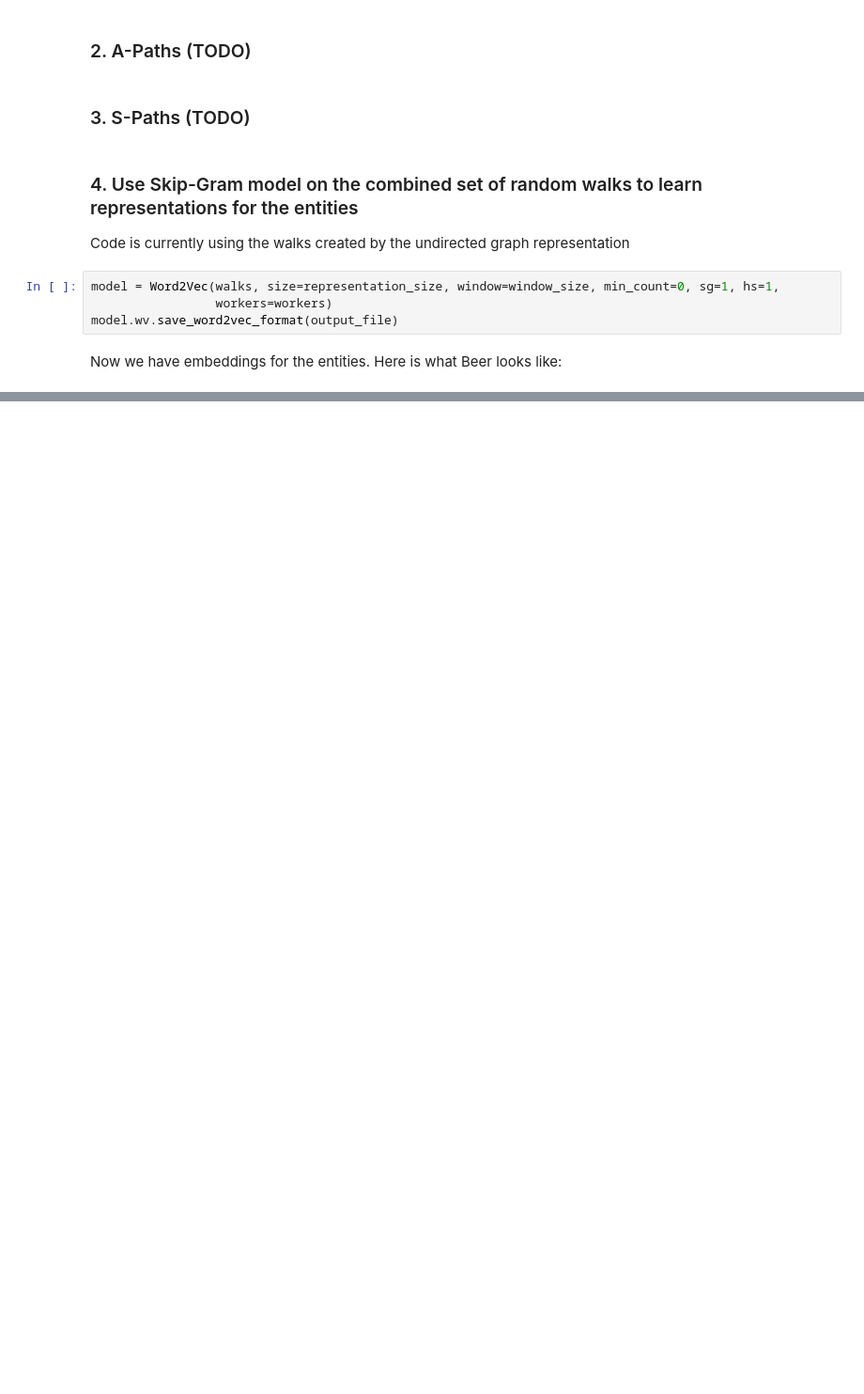
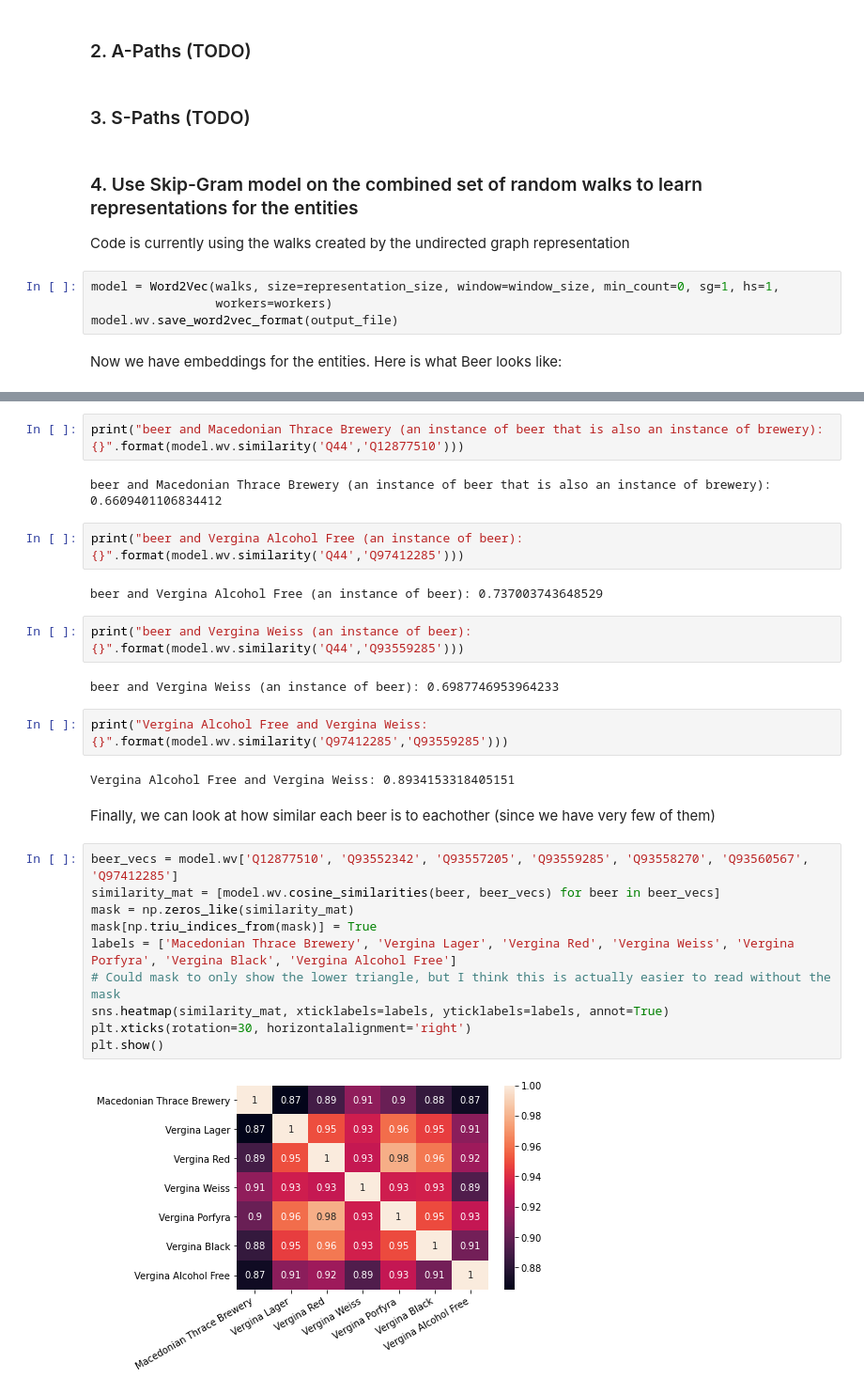
Before and after one commit to nicklein/kgtk, a Jupyter notebook: entity_profiling/HAS_entity_embeddings.ipynb, the cells around one changed output, grey strips where cells are left out. Shown at 94% size. Cells and saved outputs as stored; diff of their text form; blank space fills up the shorter version.

Commit message:
added some evaluation of entity embeddings using cosine similarity

```diff
--- a/entity_profiling/HAS_entity_embeddings.ipynb
+++ b/entity_profiling/HAS_entity_embeddings.ipynb
@@ -218,0 +249,30 @@ array([-0.10504546, -0.5197131 ,  0.63982505,  0.1441161 ,  0.60569906,
+# %%
+print("beer and Macedonian Thrace Brewery (an instance of beer that is also an instance of brewery): {}".format(model.wv.similarity('Q44','Q12877510')))
+# %% [output]
+beer and Macedonian Thrace Brewery (an instance of beer that is also an instance of brewery): 0.6609401106834412
+# %%
+print("beer and Vergina Alcohol Free (an instance of beer): {}".format(model.wv.similarity('Q44','Q97412285')))
+# %% [output]
+beer and Vergina Alcohol Free (an instance of beer): 0.737003743648529
+# %%
+print("beer and Vergina Weiss (an instance of beer): {}".format(model.wv.similarity('Q44','Q93559285')))
+# %% [output]
+beer and Vergina Weiss (an instance of beer): 0.6987746953964233
+# %%
+print("Vergina Alcohol Free and Vergina Weiss: {}".format(model.wv.similarity('Q97412285','Q93559285')))
+# %% [output]
+Vergina Alcohol Free and Vergina Weiss: 0.8934153318405151
+# %% [markdown]
+Finally, we can look at how similar each beer is to eachother (since we have very few of them)
+# %%
+beer_vecs = model.wv['Q12877510', 'Q93552342', 'Q93557205', 'Q93559285', 'Q93558270', 'Q93560567', 'Q97412285']
+similarity_mat = [model.wv.cosine_similarities(beer, beer_vecs) for beer in beer_vecs]
+mask = np.zeros_like(similarity_mat)
+mask[np.triu_indices_from(mask)] = True
+labels = ['Macedonian Thrace Brewery', 'Vergina Lager', 'Vergina Red', 'Vergina Weiss', 'Vergina Porfyra', 'Vergina Black', 'Vergina Alcohol Free']
+# Could mask to only show the lower triangle, but I think this is actually easier to read without the mask
+sns.heatmap(similarity_mat, xticklabels=labels, yticklabels=labels, annot=True)
+plt.xticks(rotation=30, horizontalalignment='right')
+plt.show()
+# %% [output]
+[figure, added]
```
Also changed, not shown: parts of 15 cells of this notebook.
